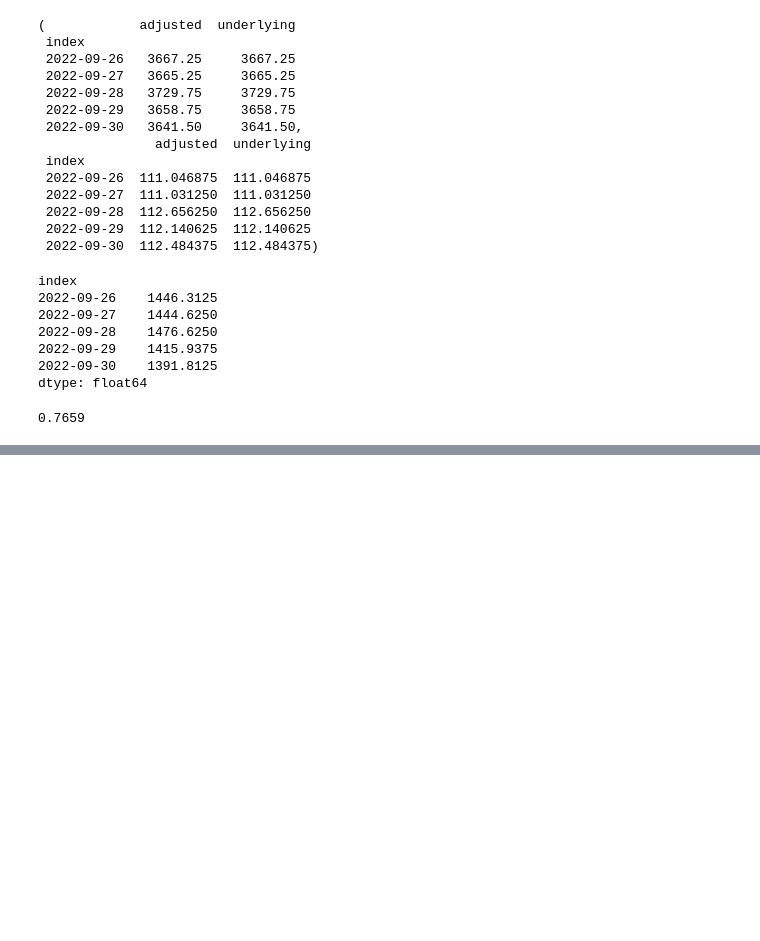
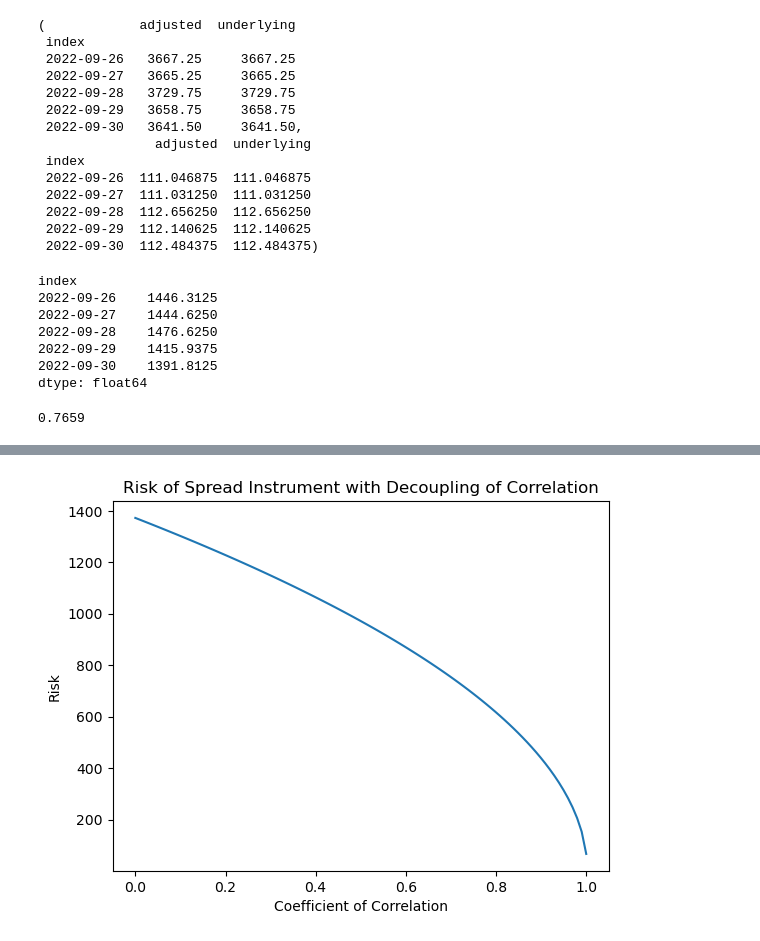
Before and after one commit to AlgoGators/spread_notes, a Jupyter notebook: spread_notebook.ipynb, the cells around one changed output, grey strips where cells are left out. Cells and saved outputs as stored; diff of their text form; code cells hidden in the pictures; blank space fills up the shorter version.

Commit message:
spread decoupling example

```diff
--- a/spread_notebook.ipynb
+++ b/spread_notebook.ipynb
@@ -70,0 +84,39 @@ np.sqrt(var_sp500+ ratio**2 * var_us10 - 2 * ratio * rho * np.sqrt(var_sp500 * v
+# %%
+class Spread:
+    def __init__(self, ratio, sp500, us10y):
+        self.ratio = ratio
+        self.sp500 = sp500
+        self.us10y = us10y
+        self.spread = sp500 - ratio * us10y
+        self.rho = np.corrcoef(sp500, us10y)[0,1]
+        self.var_sp500 = np.var(sp500)
+        self.var_us10 = np.var(us10y)
+        self.std_sp500 = np.std(sp500)
+        self.std_us10 = np.std(us10y)
+        self.spread_risk = np.sqrt(std_sp500**2+ ratio**2 * std_us10**2 - 2 * ratio * rho * std_sp500 * std_us10)
+    def plot_spread(self):
+        plt.plot(self.spread)
+        plt.ylabel('Spread')
+        plt.show()
+    def calc_spread(self):
+        return self.spread
+    def calc_rho(self):
+        return self.rho
+    def calc_risk(self):
+        return self.spread_risk
+    def decouple(self):
+        # Explore how a decoupling of a correlation affects the risk of a spread instrument
+        movement = np.linspace(0, 1, 100)
+        risk = []
+        for i in movement:
+            risk.append(np.sqrt(std_sp500**2+ ratio**2 * std_us10**2 - 2 * ratio * i * std_sp500 * std_us10))
+        plt.xlabel('Coefficient of Correlation')
+        plt.ylabel('Risk')
+        plt.title('Risk of Spread Instrument with Decoupling of Correlation')
+        plt.plot(movement, risk)
+        plt.show()
+# %%
+spread = Spread(ratio, sp500_array, us10_array)
+spread.decouple()
+# %% [output]
+[figure, added]
```
Also changed, not shown: parts of 2 cells of this notebook.
